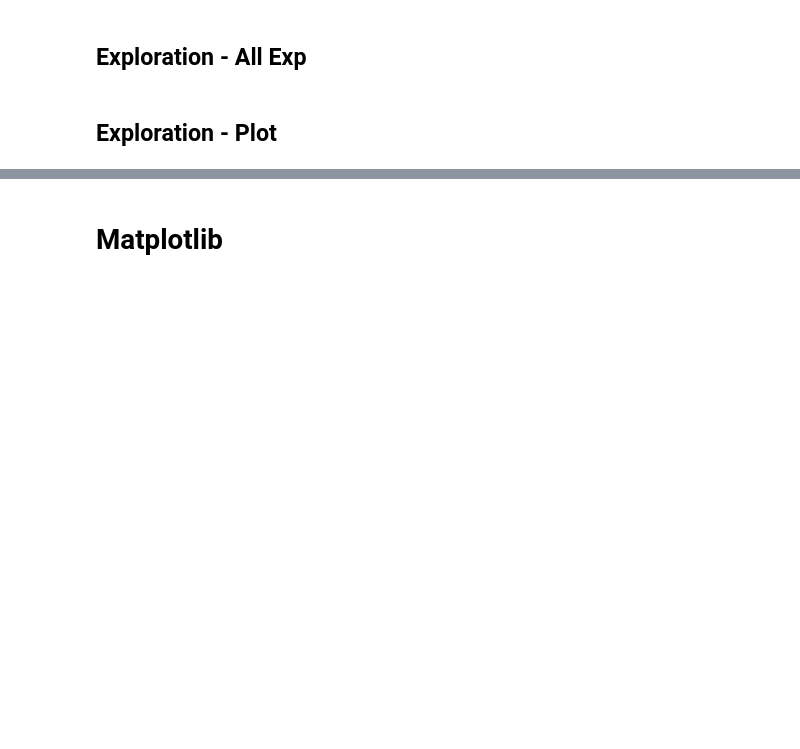
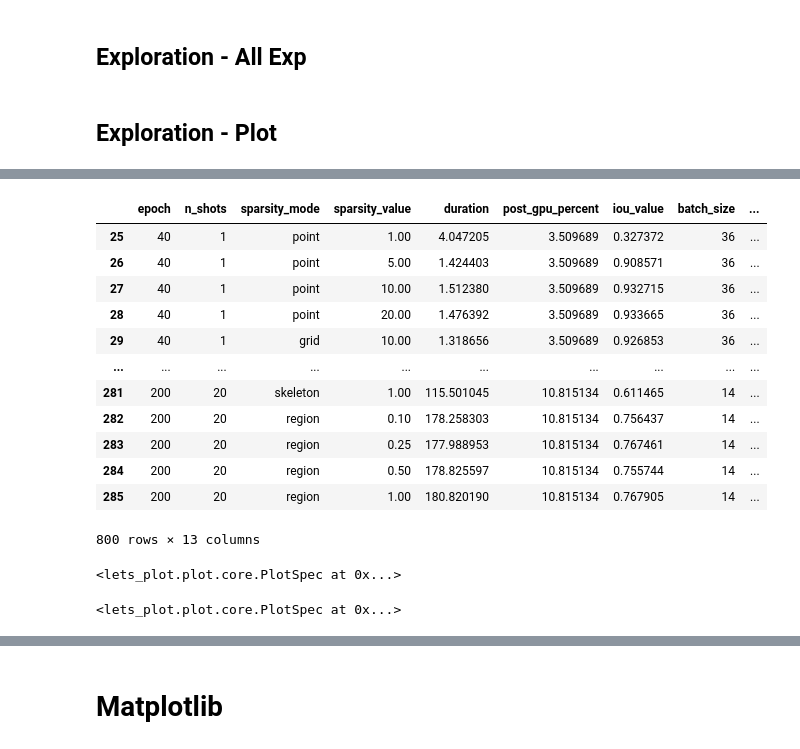
Before and after one commit to pandegaabyan/few-shot-weakly-seg, a Jupyter notebook: visualization.ipynb, the cells around one changed output, grey strips where cells are left out. Cells and saved outputs as stored; diff of their text form; code cells hidden in the pictures; blank space fills up the shorter version.

```diff
--- a/visualization.ipynb
+++ b/visualization.ipynb
@@ -726,0 +983,10 @@ train_loss = combine_dataframes(
+# %%
+iou_od_ref, iou_oc_ref = 0.9386, 0.8382
+# %%
+prefix = "v3 RO-DR L"
+suffixes = ["all"]
+slice_dict = {"weasel all": (70, None), "protoseg all": (25, None)}
+# %%
+paths, names = get_paths_and_names_with(prefix, suffixes, "tuned_score.csv")
+combined_df = get_tune_dataframe((paths, names), data_slice_dict=slice_dict)
+combined_df = combined_df[(combined_df["sparsity_mode"] != "point_old") & (combined_df["sparsity_mode"] != "grid_old")]
@@ -726,0 +1013,64 @@ train_loss = combine_dataframes(
+# %%
+plot_df = combine_columns(combined_df, ["iou_od", "iou_oc"], "iou")
+plot_df["iou_ref"] = plot_df.apply(
+    lambda x: iou_od_ref if x["iou"] == "iou_od" else iou_oc_ref, axis=1
+)
+
+plot_df
+# %% [output]
+|  | epoch | n_shots | sparsity_mode | sparsity_value | duration | post_gpu_percent | iou_value | batch_size | ... |
+| 25 | 40 | 1 | point | 1.00 | 4.047205 | 3.509689 | 0.327372 | 36 | ... |
+| 26 | 40 | 1 | point | 5.00 | 1.424403 | 3.509689 | 0.908571 | 36 | ... |
+| 27 | 40 | 1 | point | 10.00 | 1.512380 | 3.509689 | 0.932715 | 36 | ... |
+| 28 | 40 | 1 | point | 20.00 | 1.476392 | 3.509689 | 0.933665 | 36 | ... |
+| 29 | 40 | 1 | grid | 10.00 | 1.318656 | 3.509689 | 0.926853 | 36 | ... |
+| ... | ... | ... | ... | ... | ... | ... | ... | ... | ... |
+| 281 | 200 | 20 | skeleton | 1.00 | 115.501045 | 10.815134 | 0.611465 | 14 | ... |
+| 282 | 200 | 20 | region | 0.10 | 178.258303 | 10.815134 | 0.756437 | 14 | ... |
+| 283 | 200 | 20 | region | 0.25 | 177.988953 | 10.815134 | 0.767461 | 14 | ... |
+| 284 | 200 | 20 | region | 0.50 | 178.825597 | 10.815134 | 0.755744 | 14 | ... |
+| 285 | 200 | 20 | region | 1.00 | 180.820190 | 10.815134 | 0.767905 | 14 | ... |
+800 rows × 13 columns
+# %%
+(
+    ggplot(plot_df)
+    + geom_violin(
+        aes(
+            x="sparsity_mode",
+            y="iou_value",
+            color="sparsity_mode",
+            fill="sparsity_mode",
+        ),
+        size=0.8, alpha=.5
+    )
+    + geom_boxplot(aes(x="sparsity_mode",
+            y="iou_value",fill='sparsity_mode'), width=0.2, size=0.5)
+    + geom_hline(aes(yintercept="iou_ref"), size=0.2, linetype="longdash")
+    + facet_grid(x="method", y="iou", scales="fixed")
+    + ggsize(700, 600)
+    + theme(panel_border=element_rect(size=1), legend_position="bottom")
+)
+# %% [output]
+<lets_plot.plot.core.PlotSpec at 0x...>
+# %%
+new_plot_df = plot_df.sort_values("iou_value").drop_duplicates(["n_shots", "sparsity_mode", "sparsity_value", "method", "iou"], keep="last")
+# new_plot_df["n_shots_str"] = new_plot_df["n_shots"].apply(lambda x: str(x)+"-shots")
+new_plot_df.rename(columns={"sparsity_value":"region density"}, inplace=True)
+
+(
+    ggplot(new_plot_df[new_plot_df["sparsity_mode"] == "region"])
+    + geom_line(
+        aes(
+            x=as_discrete("region density", order=1),
+            y="iou_value",
+            color="method",
+        ),
+    )
+    + geom_hline(aes(yintercept="iou_ref"), size=0.2, linetype="longdash")
+    + facet_grid(x="n_shots", y="iou", scales="free_x", x_order=1, y_order=1)
+    + ggsize(500, 400)
+    + ylim(0.0, 1.0)
+    + theme(panel_border=element_rect(size=1), legend_position="bottom")
+)
+# %% [output]
+<lets_plot.plot.core.PlotSpec at 0x...>
```
Also changed, not shown: parts of 34 cells of this notebook.
